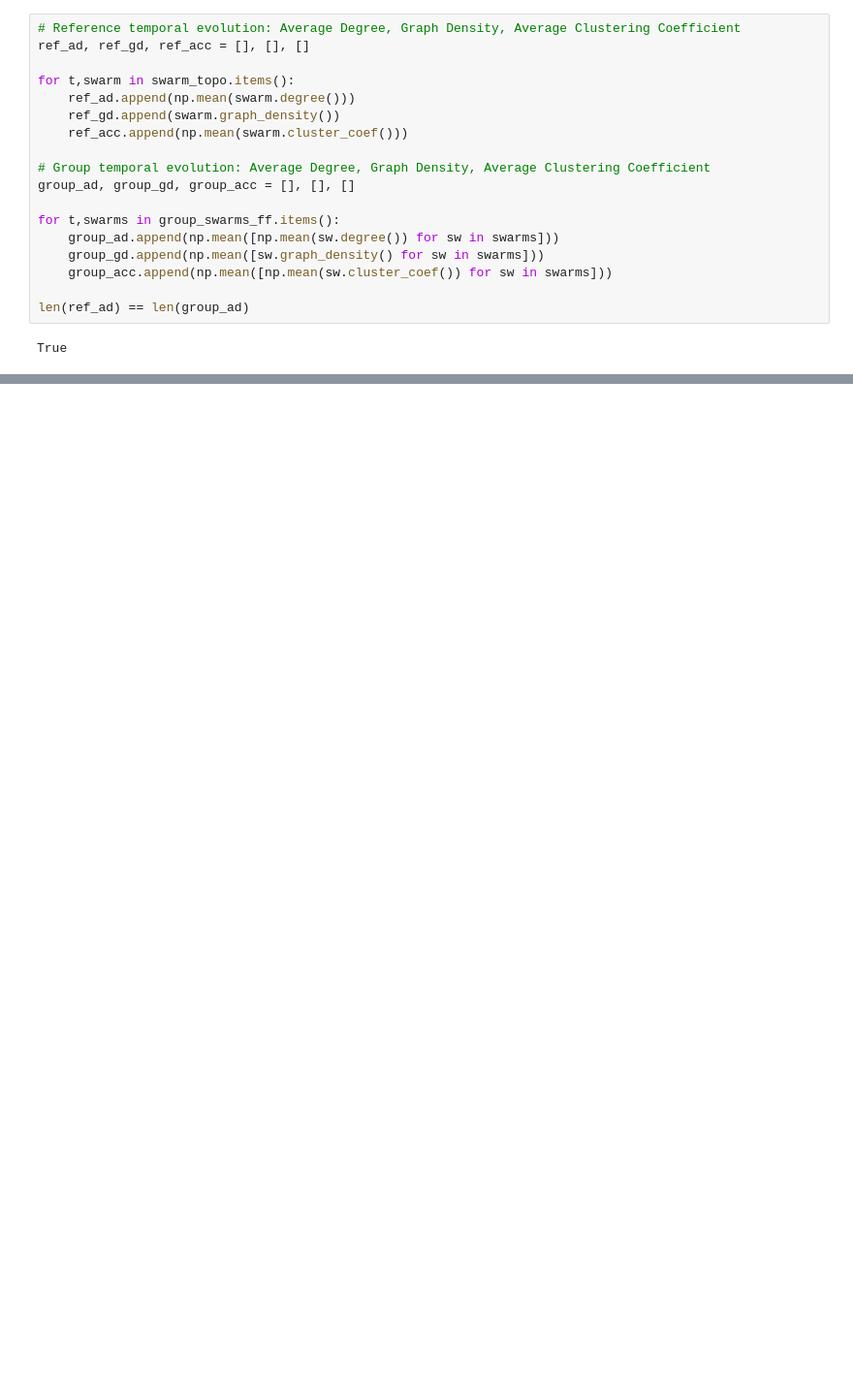
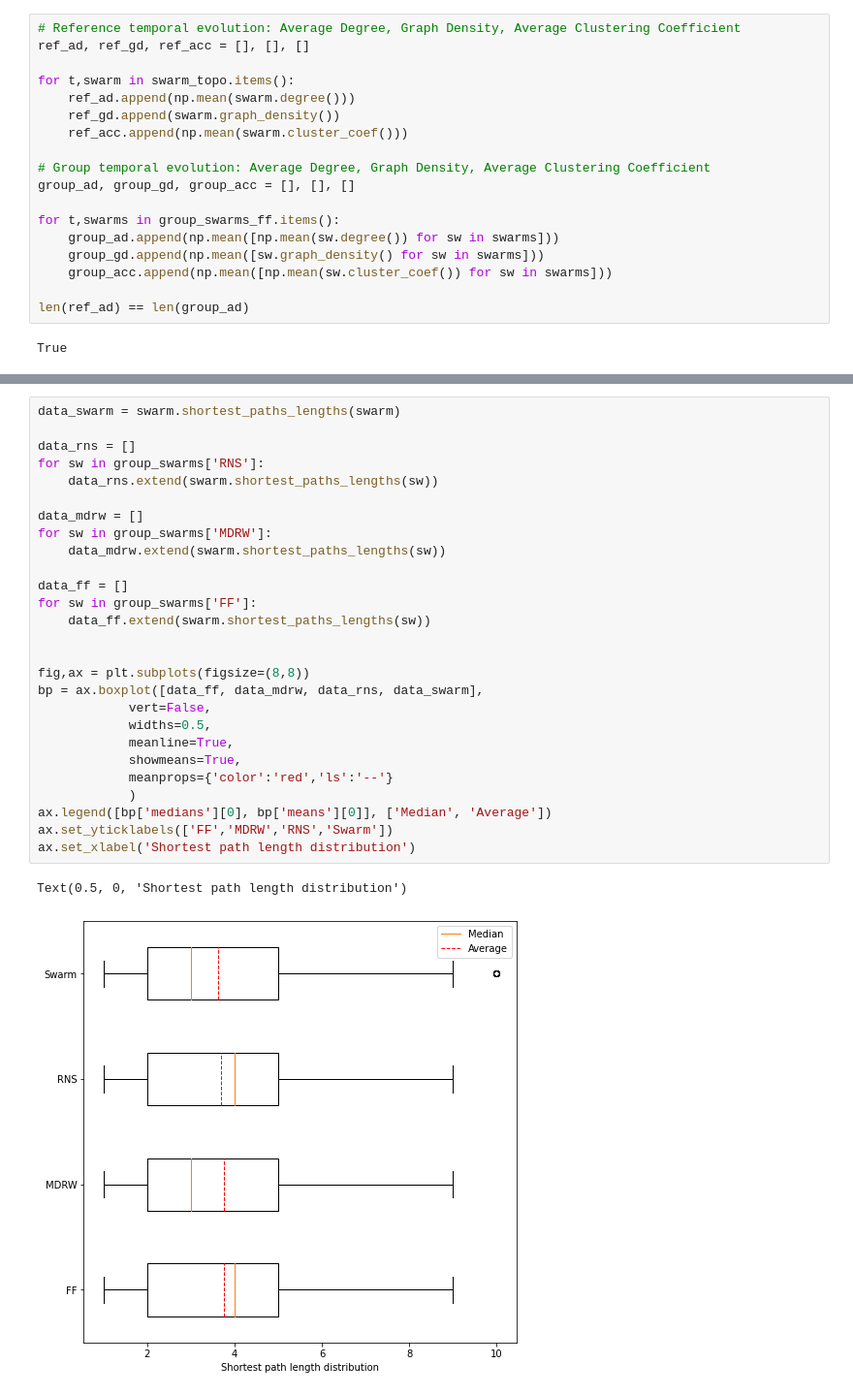
Before and after one commit to eakopyan/SwarmPy_Simulator, a Jupyter notebook: src/network_mining.ipynb, the cells around one changed output, grey strips where cells are left out. Shown: that part at 97% size. Saved outputs shown, nothing was run; the diff lists cells and outputs as text; blank space fills up the shorter version.

```diff
--- a/src/network_mining.ipynb
+++ b/src/network_mining.ipynb
@@ -975,0 +899,30 @@ ax.set_xticks(x_pos)
+# %%
+data_swarm = swarm.shortest_paths_lengths(swarm)
+
+data_rns = []
+for sw in group_swarms['RNS']:
+    data_rns.extend(swarm.shortest_paths_lengths(sw))
+
+data_mdrw = []
+for sw in group_swarms['MDRW']:
+    data_mdrw.extend(swarm.shortest_paths_lengths(sw))
+
+data_ff = []
+for sw in group_swarms['FF']:
+    data_ff.extend(swarm.shortest_paths_lengths(sw))
+
+
+fig,ax = plt.subplots(figsize=(8,8))
+bp = ax.boxplot([data_ff, data_mdrw, data_rns, data_swarm],
+            vert=False,
+            widths=0.5,
+            meanline=True,
+            showmeans=True,
+            meanprops={'color':'red','ls':'--'}
+            )
+ax.legend([bp['medians'][0], bp['means'][0]], ['Median', 'Average'])
+ax.set_yticklabels(['FF','MDRW','RNS','Swarm'])
+ax.set_xlabel('Shortest path length distribution')
+# %% [output]
+Text(0.5, 0, 'Shortest path length distribution')
+[figure, added]
```
Also changed, not shown: parts of 44 cells of this notebook, 2 other files.
